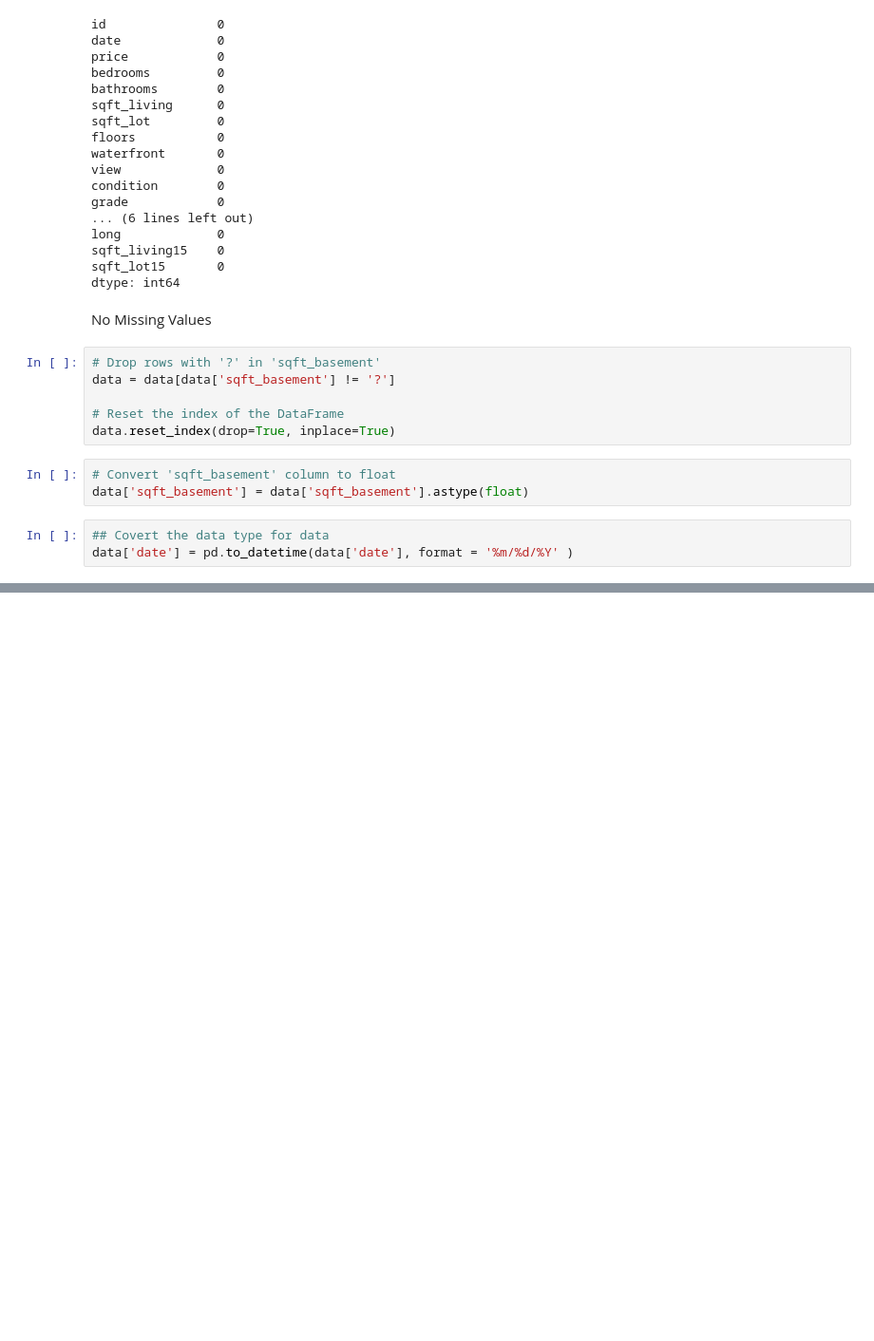
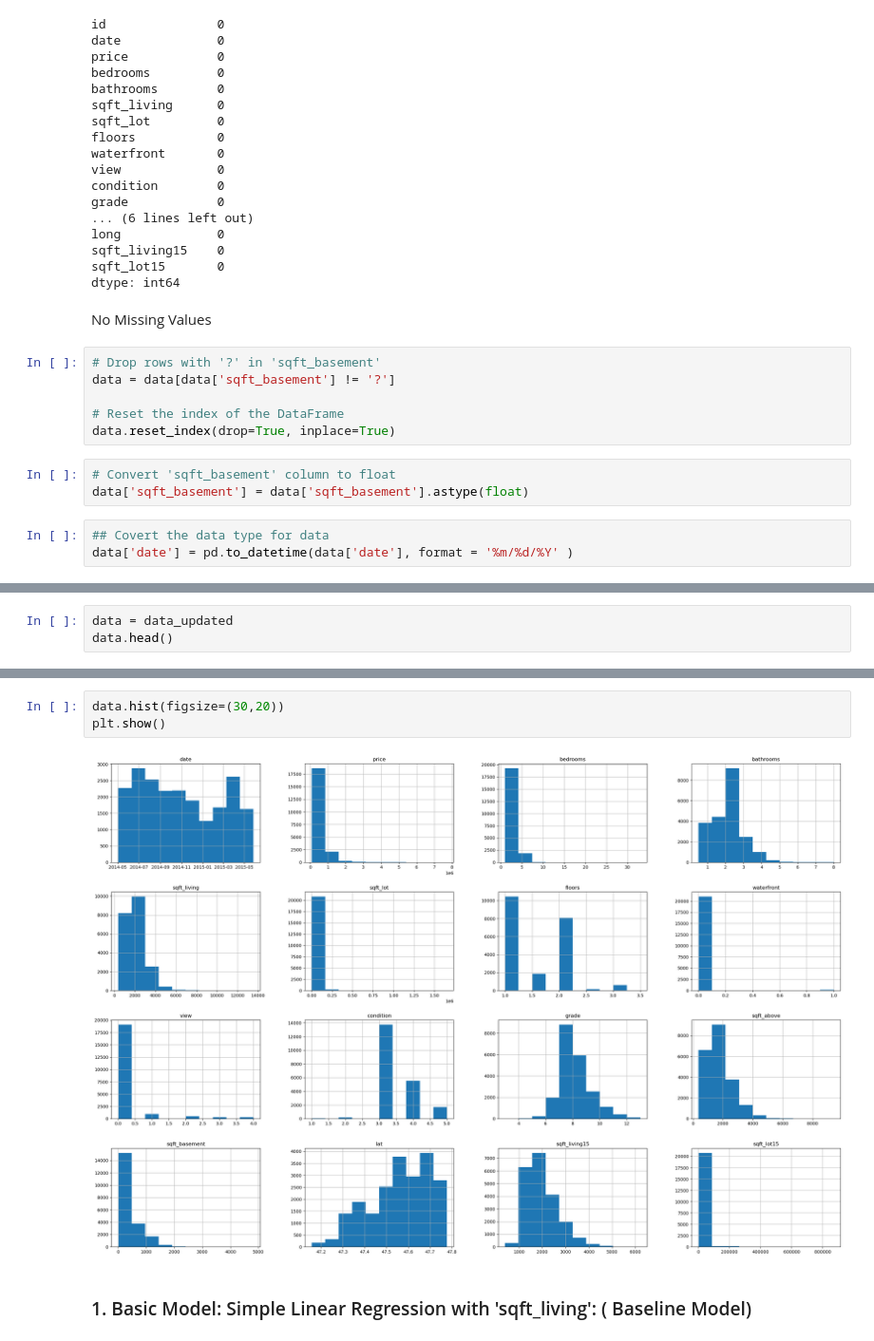
Before and after one commit to learn-co-curriculum/dsc-phase-2-project-v2-3, a Jupyter notebook: student.ipynb, the cells around one changed output, grey strips where cells are left out. Shown at 95% size. Drawn from its saved outputs; the diff is of its cells as text; blank space fills up the shorter version.

```diff
--- a/student.ipynb
+++ b/student.ipynb
@@ -288,0 +515,3 @@ data['date'] = pd.to_datetime(data['date'], format = '%m/%d/%Y' )
+# %%
+data = data_updated
+data.head()
@@ -288,0 +550,7 @@ data['date'] = pd.to_datetime(data['date'], format = '%m/%d/%Y' )
+# %%
+data.hist(figsize=(30,20))
+plt.show()
+# %% [output]
+[figure, added]
+# %% [markdown]
+###  1. Basic Model: Simple Linear Regression with 'sqft_living': ( Baseline Model)
```
Also changed, not shown: parts of 43 cells of this notebook.
